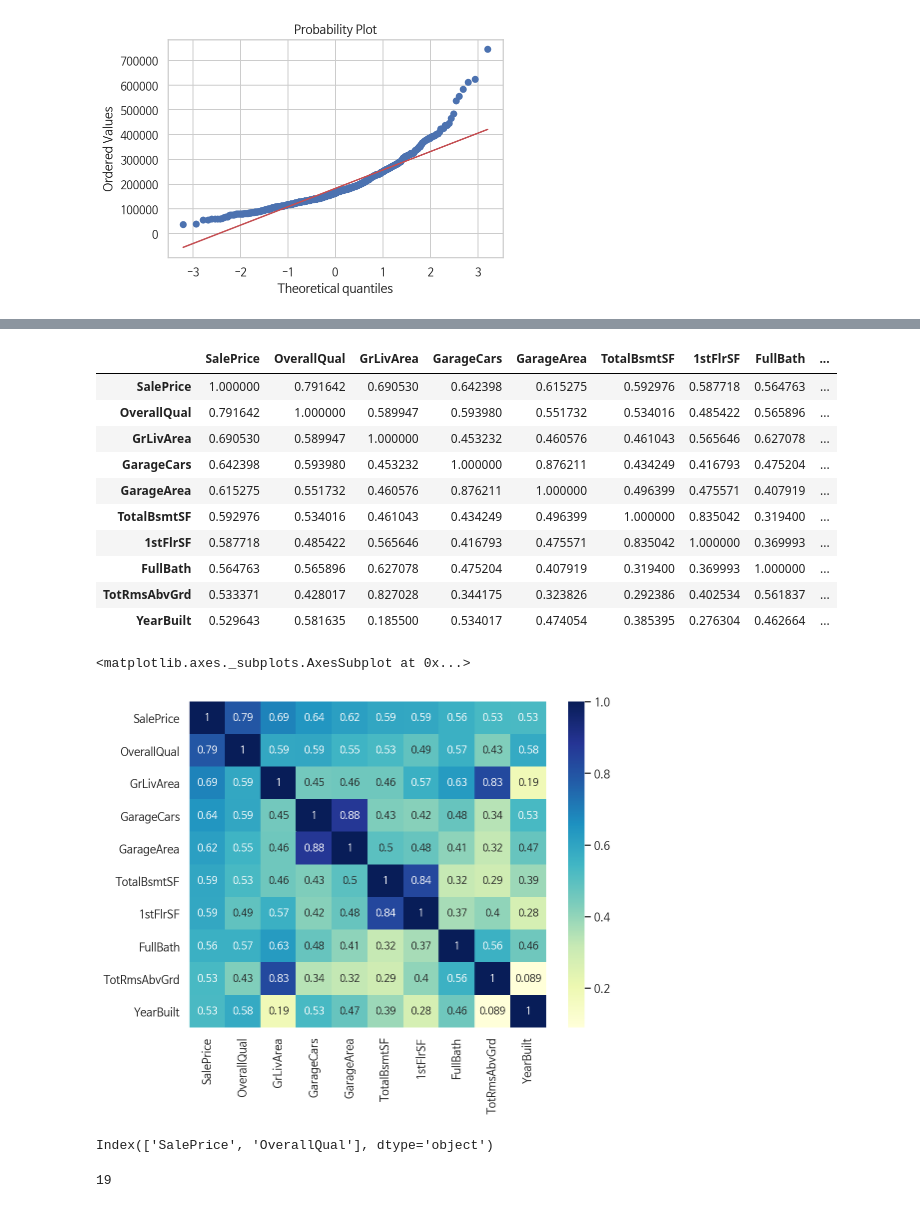
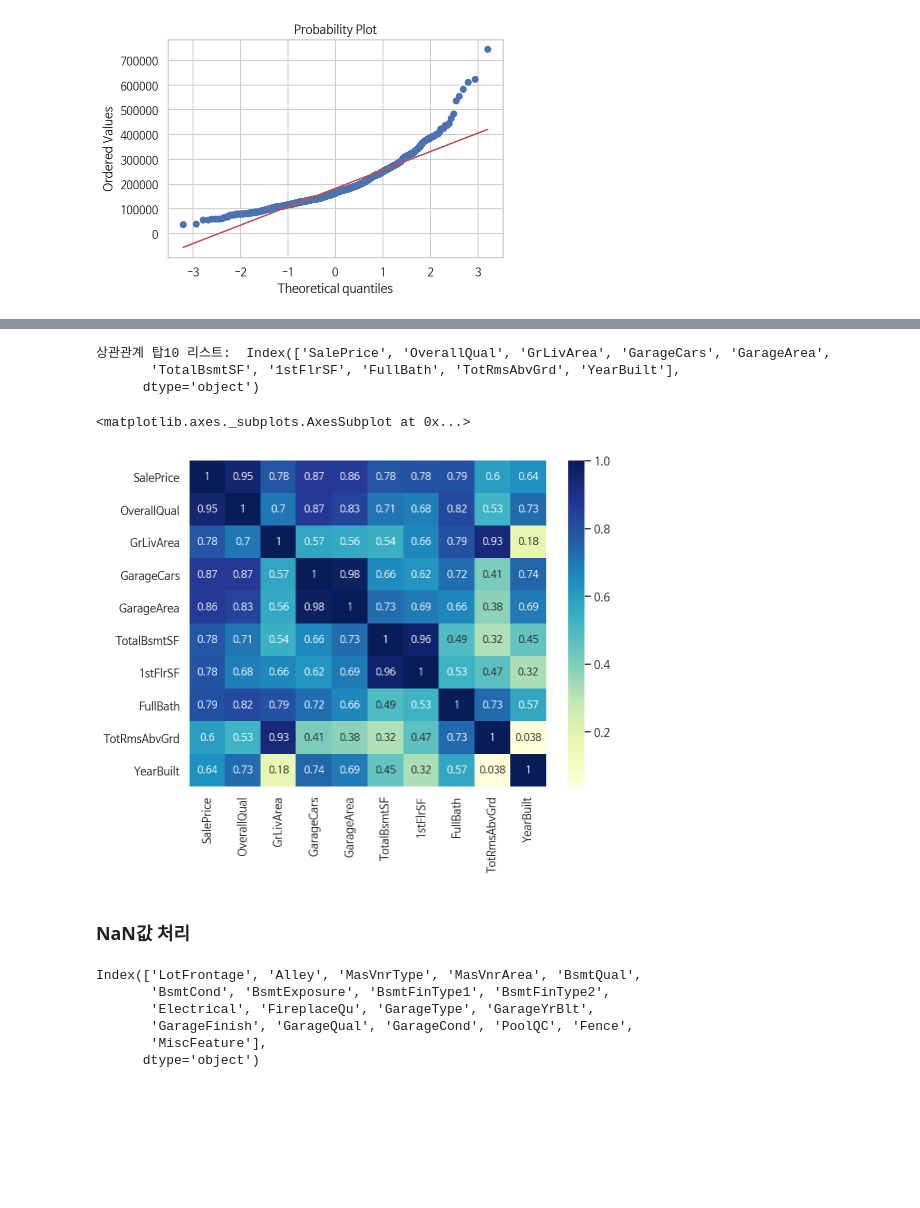
Before and after one commit to lim800/DoNotUse, a Jupyter notebook: SemiProject/houseplrices/jjlim.ipynb, the cells around one changed output, grey strips where cells are left out. Saved outputs shown, nothing was run; the diff lists cells and outputs as text; code cells hidden in the pictures; blank space fills up the shorter version.

```diff
--- a/SemiProject/houseplrices/jjlim.ipynb
+++ b/SemiProject/houseplrices/jjlim.ipynb
@@ -95,33 +133,25 @@ res = stats.probplot(df_train['SalePrice'], plot=plt)
 # %%
 # 'SalePrice' 와 상관관계가 있는 컬럼 상위 10개 분류
-corrlist = df_train.corr().nlargest(10, 'SalePrice').index
-df_train[corrlist].corr()
+corrlist = df_corr.nlargest(10, 'SalePrice').index
+print('상관관계 탑10 리스트: ',corrlist)
+plt.figure(figsize=(8,6))
+sns.heatmap(df_corr[corrlist].corr(), annot=True, cmap="YlGnBu")
 # %% [output]
-|  | SalePrice | OverallQual | GrLivArea | GarageCars | GarageArea | TotalBsmtSF | 1stFlrSF | FullBath | ... |
-| SalePrice | 1.000000 | 0.791642 | 0.690530 | 0.642398 | 0.615275 | 0.592976 | 0.587718 | 0.564763 | ... |
-| OverallQual | 0.791642 | 1.000000 | 0.589947 | 0.593980 | 0.551732 | 0.534016 | 0.485422 | 0.565896 | ... |
-| GrLivArea | 0.690530 | 0.589947 | 1.000000 | 0.453232 | 0.460576 | 0.461043 | 0.565646 | 0.627078 | ... |
-| GarageCars | 0.642398 | 0.593980 | 0.453232 | 1.000000 | 0.876211 | 0.434249 | 0.416793 | 0.475204 | ... |
-| GarageArea | 0.615275 | 0.551732 | 0.460576 | 0.876211 | 1.000000 | 0.496399 | 0.475571 | 0.407919 | ... |
-| TotalBsmtSF | 0.592976 | 0.534016 | 0.461043 | 0.434249 | 0.496399 | 1.000000 | 0.835042 | 0.319400 | ... |
-| 1stFlrSF | 0.587718 | 0.485422 | 0.565646 | 0.416793 | 0.475571 | 0.835042 | 1.000000 | 0.369993 | ... |
-| FullBath | 0.564763 | 0.565896 | 0.627078 | 0.475204 | 0.407919 | 0.319400 | 0.369993 | 1.000000 | ... |
-| TotRmsAbvGrd | 0.533371 | 0.428017 | 0.827028 | 0.344175 | 0.323826 | 0.292386 | 0.402534 | 0.561837 | ... |
-| YearBuilt | 0.529643 | 0.581635 | 0.185500 | 0.534017 | 0.474054 | 0.385395 | 0.276304 | 0.462664 | ... |
+상관관계 탑10 리스트:  Index(['SalePrice', 'OverallQual', 'GrLivArea', 'GarageCars', 'GarageArea',
+       'TotalBsmtSF', '1stFlrSF', 'FullBath', 'TotRmsAbvGrd', 'YearBuilt'],
+      dtype='object')
+<matplotlib.axes._subplots.AxesSubplot at 0x...>
+[figure, added]
-# %%
-# 'SalePrice' 와 상관관계가 있는 컬럼 상위 10개 히트맵
-plt.figure(figsize=(8,6))
-sns.heatmap(df_train[corrlist].corr(), annot=True, cmap="YlGnBu")
-# %% [output]
-<matplotlib.axes._subplots.AxesSubplot at 0x...>
-[figure, removed]
-# %%
-df_train[corrlist].corr().columns[df_train[corrlist].corr()['SalePrice']> 0.70]
-# %% [output]
-Index(['SalePrice', 'OverallQual'], dtype='object')
+# %% [markdown]
+### NaN값 처리
 # %%
-# null 있는 컬럼 확인
-NA_col = df_train.count().index[df_train.count() != 1021]
-len(NA_col)
+# NA값 있는 컬럼 확인 (19개)
+col_null = df_train.count().index[df_train.count() != 1021]
+col_null
 # %% [output]
-19
+Index(['LotFrontage', 'Alley', 'MasVnrType', 'MasVnrArea', 'BsmtQual',
+       'BsmtCond', 'BsmtExposure', 'BsmtFinType1', 'BsmtFinType2',
+       'Electrical', 'FireplaceQu', 'GarageType', 'GarageYrBlt',
+       'GarageFinish', 'GarageQual', 'GarageCond', 'PoolQC', 'Fence',
+       'MiscFeature'],
+      dtype='object')
```
Also changed, not shown: parts of 26 cells of this notebook.
